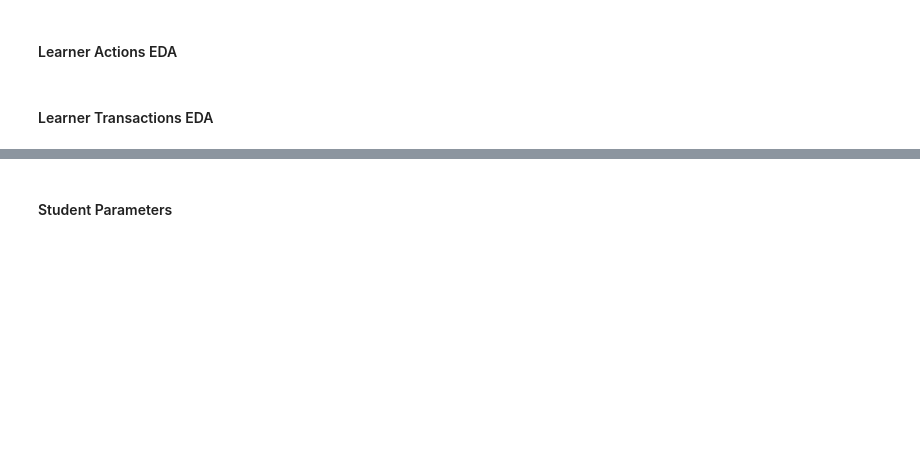
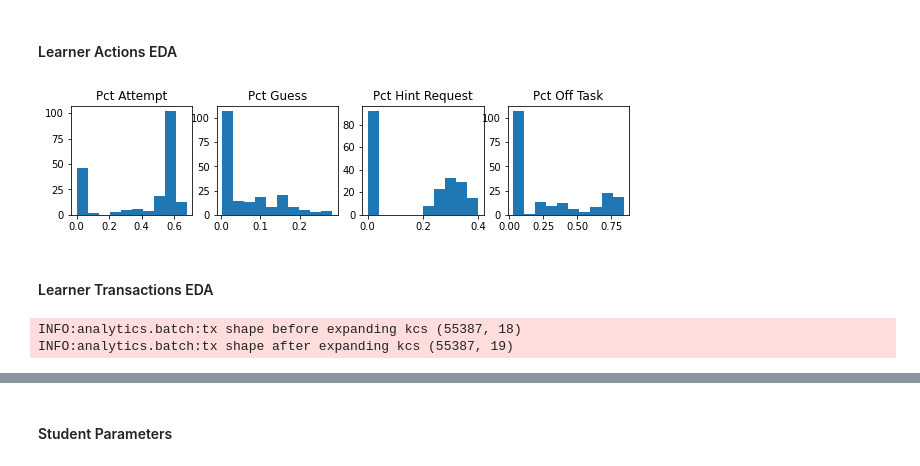
Before and after one commit to stevencdang/MotivSim, a Jupyter notebook: notebooks/Compare_Dil_est-2.ipynb, the cells around one changed output, grey strips where cells are left out. Saved outputs shown, nothing was run; the diff lists cells and outputs as text; code cells hidden in the pictures; blank space fills up the shorter version.

```diff
--- a/notebooks/Compare_Dil_est-2.ipynb
+++ b/notebooks/Compare_Dil_est-2.ipynb
@@ -302,12 +413,12 @@ db_util.peak()
 # %%
 # Get students batches
 batches = [batch for batch in db.simbatches.find()]
-batch_desc = ["Simple diligent students",
-              "Diligent Students with variable values",
-              "Diligent Students with domain-level self-efficacy"]
-sids = {desc: [] for desc in batch_desc}
+batch_descs = ["Simple diligent students",
+              "Diligent Students with domain-level self-efficacy",
+              "Diligent Students with self-efficacy and math interest"]
+sids = {desc: [] for desc in batch_descs}
 for i, batch in enumerate(batches):
     logger.info(f"batch #{i}: \nID: {batch['_id']}\ndesc: {batch['desc']}")
-    if batch['desc'] in batch_desc:
+    if batch['desc'] in batch_descs:
         logger.info(f"recovered {len(batch['student_ids'])} student ids for batch {batch['desc']}")
         sids[batch['desc']].append(batch['student_ids'])
@@ -412,21 +648,23 @@ action_dist.head()
 # %%
 plt.figure(figsize=(10,2))
 plt.subplot(141)
-plt.hist(action_dist['Pct Attempt'], bins=10)
+plt.hist(stu_stat['Pct Attempt'], bins=10)
 plt.title("Pct Attempt")
 
 plt.subplot(142)
-plt.hist(action_dist['Pct Guess'], bins=10)
+plt.hist(stu_stat['Pct Guess'], bins=10)
 plt.title("Pct Guess")
 
 plt.subplot(143)
-plt.hist(action_dist['Pct Hint Request'], bins=10)
+plt.hist(stu_stat['Pct HintRequest'], bins=10)
 plt.title("Pct Hint Request")
 
 plt.subplot(144)
-plt.hist(action_dist['Pct Off Task'], bins=10)
+plt.hist(stu_stat['Pct OffTask'], bins=10)
 plt.title("Pct Off Task")
 
 plt.show()
+# %% [output]
+[figure, added]
 # %% [markdown]
 #### Learner Transactions EDA
@@ -449,0 +671,10 @@ kc_stats = stu_kc_stats.groupby('kc').describe()
+# %%
+tx = pd.DataFrame(db.tutor_events.find({"stu_id": {'$in': sid}, 'type': "TutorInput"}))
+tx.index = tx['_id']
+logger.info(f"tx shape before expanding kcs {tx.shape}")
+tx['kc'] = tx.explode('kcs')['kcs'].apply(lambda x: x['_id'])
+#tx.rename(columns={'kcs': 'kc'}, inplace=True)
+logger.info(f"tx shape after expanding kcs {tx.shape}")
+# %% [output]
+INFO:analytics.batch:tx shape before expanding kcs (55387, 18)
+INFO:analytics.batch:tx shape after expanding kcs (55387, 19)
```
Also changed, not shown: parts of 178 cells of this notebook, 12 other files.
